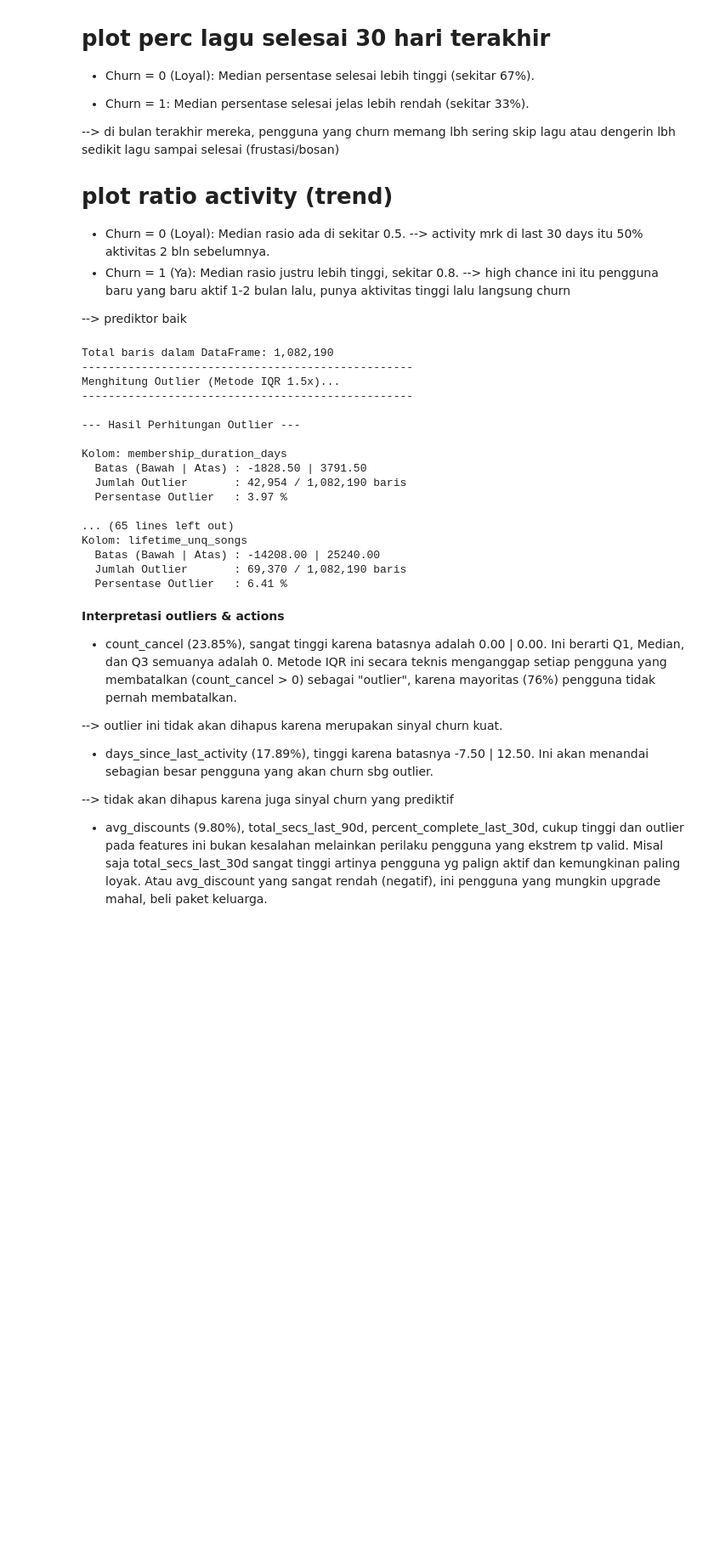
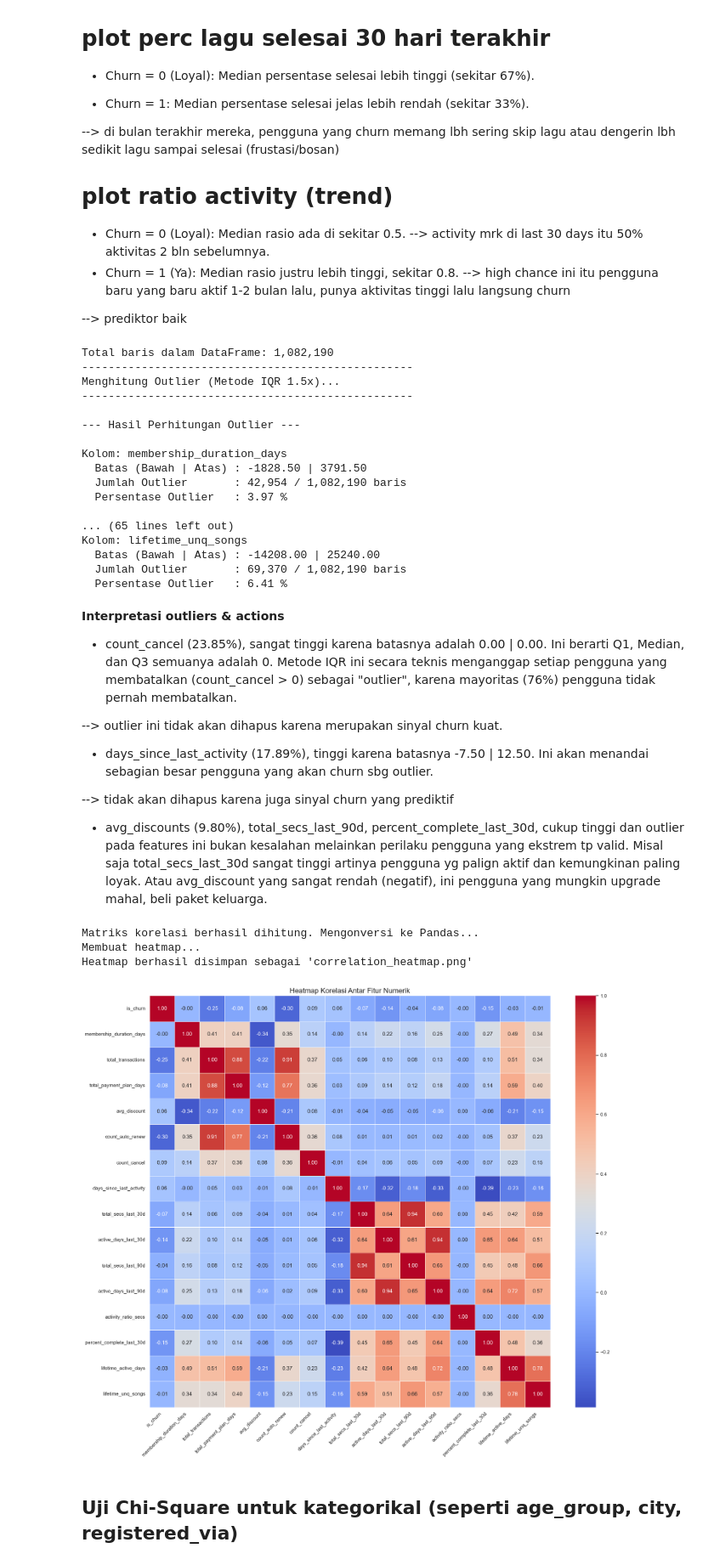
Before and after one commit to goldistry/ABD_CC, a Jupyter notebook: src/03_EDA_Visualizations.ipynb, the cells around one changed output. Shown at 85% size. Drawn from its saved outputs; the diff is of its cells as text; code cells hidden in the pictures; blank space fills up the shorter version.

Commit message:
FEAT: cek correlation terhadap label target )(is_churn), juga antar features

```diff
--- a/src/03_EDA_Visualizations.ipynb
+++ b/src/03_EDA_Visualizations.ipynb
@@ -514,3 +514,82 @@ Kolom: lifetime_unq_songs
 --> tidak akan dihapus karena juga sinyal churn yang prediktif
 
 - avg_discounts (9.80%), total_secs_last_90d, percent_complete_last_30d, cukup tinggi dan outlier pada features ini bukan kesalahan melainkan perilaku pengguna yang ekstrem tp valid. Misal saja total_secs_last_30d sangat tinggi artinya pengguna yg palign aktif dan kemungkinan paling loyak. Atau avg_discount yang sangat rendah (negatif), ini pengguna yang mungkin upgrade mahal, beli paket keluarga.
+# %%
+from pyspark.ml.stat import Correlation
+from pyspark.ml.feature import VectorAssembler
+import pandas as pd
+import seaborn as sns
+import matplotlib.pyplot as plt
+
+df = master_table_spark_3
+
+# 1. Daftar kolom numerik untuk korelasi (berdasarkan skema Anda)
+# masukkin juga'is_churn' untuk melihat korelasinya dengan fitur lain,
+# tapi hilangin 'msno' dan 'age_group'.
+# hilangin juga 'last_transaction_date' dan 'last_expiry_date'
+# karena itu adalah tanggal (integer) yang tidak cocok untuk korelasi Pearson.
+numerical_cols = [
+    "is_churn", # Disertakan untuk melihat korelasi fitur vs target
+    "membership_duration_days",
+    "total_transactions",
+    "total_payment_plan_days",
+    "avg_discount",
+    "count_auto_renew",
+    "count_cancel",
+    "days_since_last_activity",
+    "total_secs_last_30d",
+    "active_days_last_30d",
+    "total_secs_last_90d",
+    "active_days_last_90d",
+    "activity_ratio_secs",
+    "percent_complete_last_30d",
+    "lifetime_active_days",
+    "lifetime_unq_songs"
+]
+
+# 2. Buat VectorAssembler
+# Korelasi di Spark membutuhkan semua data dalam satu kolom vector
+assembler = VectorAssembler(
+    inputCols=numerical_cols,
+    outputCol="corr_features"
+)
+df_vector = assembler.transform(df).select("corr_features")
+
+# 3. Hitung Matriks Korelasi Pearson
+# Ini mengembalikan DataFrame Spark dengan satu baris berisi matriks
+corr_matrix_spark = Correlation.corr(df_vector, "corr_features", "pearson").head()
+
+# 4. Ekstrak matriks dan konversi ke Pandas DataFrame
+print("Matriks korelasi berhasil dihitung. Mengonversi ke Pandas...")
+corr_matrix_pd = pd.DataFrame(
+    corr_matrix_spark[0].toArray(),
+    columns=numerical_cols,
+    index=numerical_cols
+)
+
+# 5. Visualisasikan sebagai Heatmap
+print("Membuat heatmap...")
+plt.figure(figsize=(18, 15)) # Buat gambar lebih besar agar mudah dibaca
+sns.heatmap(
+    corr_matrix_pd,
+    annot=True,        # Tampilkan angka korelasi
+    fmt=".2f",         # Format angka (2 desimal)
+    cmap="coolwarm",   # Skema warna (Biru=negatif, Merah=positif)
+    linewidths=.5
+)
+plt.title('Heatmap Korelasi Antar Fitur Numerik', fontsize=16)
+plt.xticks(rotation=45, ha='right')
+plt.yticks(rotation=0)
+plt.tight_layout() # Memastikan label tidak terpotong
+
+# Simpan gambar
+plt.savefig("correlation_heatmap.png")
+print("Heatmap berhasil disimpan sebagai 'correlation_heatmap.png'")
+plt.show()
+# %% [output]
+Matriks korelasi berhasil dihitung. Mengonversi ke Pandas...
+Membuat heatmap...
+Heatmap berhasil disimpan sebagai 'correlation_heatmap.png'
+[figure, added]
+# %% [markdown]
+## Uji Chi-Square untuk kategorikal (seperti age_group, city, registered_via)
```
Also changed, not shown: parts of 4 cells of this notebook, 1 other file.
